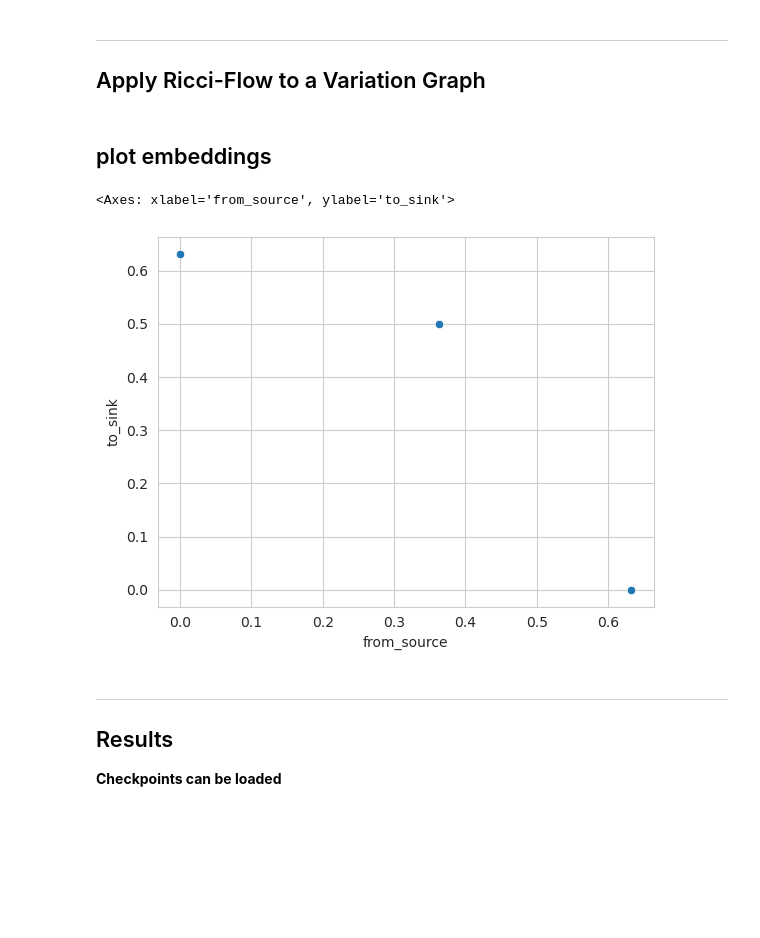
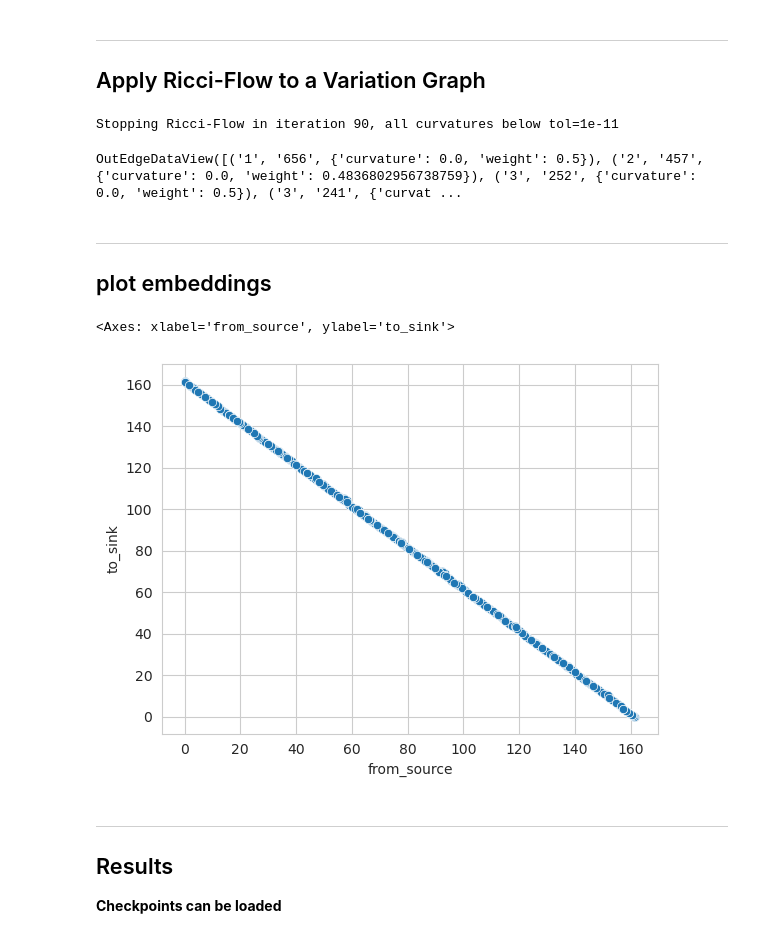
Before and after one commit to jorgeavilacartes/panricci, a Jupyter notebook: notebooks/ricci-flow.ipynb, the cells around one changed output. Saved outputs shown, nothing was run; the diff lists cells and outputs as text; code cells hidden in the pictures; blank space fills up the shorter version.

Commit message:
stop ricci-flow is all curvatures are below a threshold

```diff
--- a/notebooks/ricci-flow.ipynb
+++ b/notebooks/ricci-flow.ipynb
@@ -6,33 +7,56 @@ from panricci import RicciFlow
 from panricci.distributions.variation_graph import DistributionNodes
 # from panricci.distributions.sequence_graph import DistributionNodes
 from panricci.utils import GFALoader
+# %%
+dirsave_graphs = None
+# %%
+# DATA:
+# path_gfa = "../data/test1.gfa"
+# path_chkpt = "../output/test3/ricci-flow/test3-ricciflow-5.edgelist"
+
+# path_gfa = "/data/analysis-paper/experiments/mini-experiment-standard-not_alpha_consistent-not_fixblock/gfa-unchop/nodes/penalization0-min_len0-min_coverage0-alpha1/DQA1-3117.gfa"
+# path_chkpt = "../output/graph-alignment/ricci-flow/DQA1-3117-alpha1-ricciflow-5.edgelist"
+
+path_gfa = "/data/analysis-paper/experiments/mini-experiment-standard-not_alpha_consistent-not_fixblock/gfa-unchop/nodes/penalization0-min_len0-min_coverage0-alpha10/DQA1-3117.gfa"
+path_chkpt = "../output/graph-alignment/ricci-flow/DQA1-3117-alpha10-ricciflow-5.edgelist"
 # %% [markdown]
 ___
 ## Apply Ricci-Flow to a Variation Graph
 # %%
 # load graph
 gfa_loader = GFALoader(undirected=False)
-G = gfa_loader("../data/test1.gfa")
+G = gfa_loader(path_gfa)
 
 # compute distribution of nodes
 distribution = DistributionNodes(G, alpha=0.5)
 
 # Initialize ricci-flow
-ricci_flow = RicciFlow(G, distribution, dirsave_graphs="../output/test3/ricci-flow")
-G_ricci = ricci_flow.run(iterations=5, save_last=False, save_intermediate_graphs=False, name="test3")
+ricci_flow = RicciFlow(G, distribution, dirsave_graphs=dirsave_graphs)
+G_ricci = ricci_flow.run(iterations=100, save_last=False, save_intermediate_graphs=False, name=Path(path_gfa).stem)
+# %% [output]
+Stopping Ricci-Flow in iteration 90, all curvatures below tol=1e-11
+# %%
+G_ricci.edges.data()
+# %% [output]
+OutEdgeDataView([('1', '656', {'curvature': 0.0, 'weight': 0.5}), ('2', '457', {'curvature': 0.0, 'weight': 0.4836802956738759}), ('3', '252', {'curvature': 0.0, 'weight': 0.5}), ('3', '241', {'curvat ...
 # %% [markdown]
+____
 ## plot embeddings
 # %%
 import seaborn as sns
 import pandas as pd
-from panricci.alignment.node_features import compute_node_embeddings
+from panricci.alignment.node_embeddings import NodeEmbeddings
 
+compute_node_embeddings = NodeEmbeddings(
+                                        ricci_embedding=True, # two coordinates considering shortest path [d(source, node),d(node,sink)]
+                                        seq_embedding=False   # 2 x 4^k coordinates, k-mer distributions for sequence spelled by the shortest paths between (source,node) and (node,sink)
+                                        )
 node_emb = compute_node_embeddings(G_ricci)
 coords = pd.DataFrame.from_dict(node_emb,orient="index",columns=["from_source","to_sink"])
 sns.scatterplot(coords, x="from_source",y="to_sink",)
 # %% [output]
 <Axes: xlabel='from_source', ylabel='to_sink'>
-[figure, old version]
+[figure, new version]
 # %% [markdown]
 ___
 
```
Also changed, not shown: parts of 27 cells of this notebook, 1 other file.
